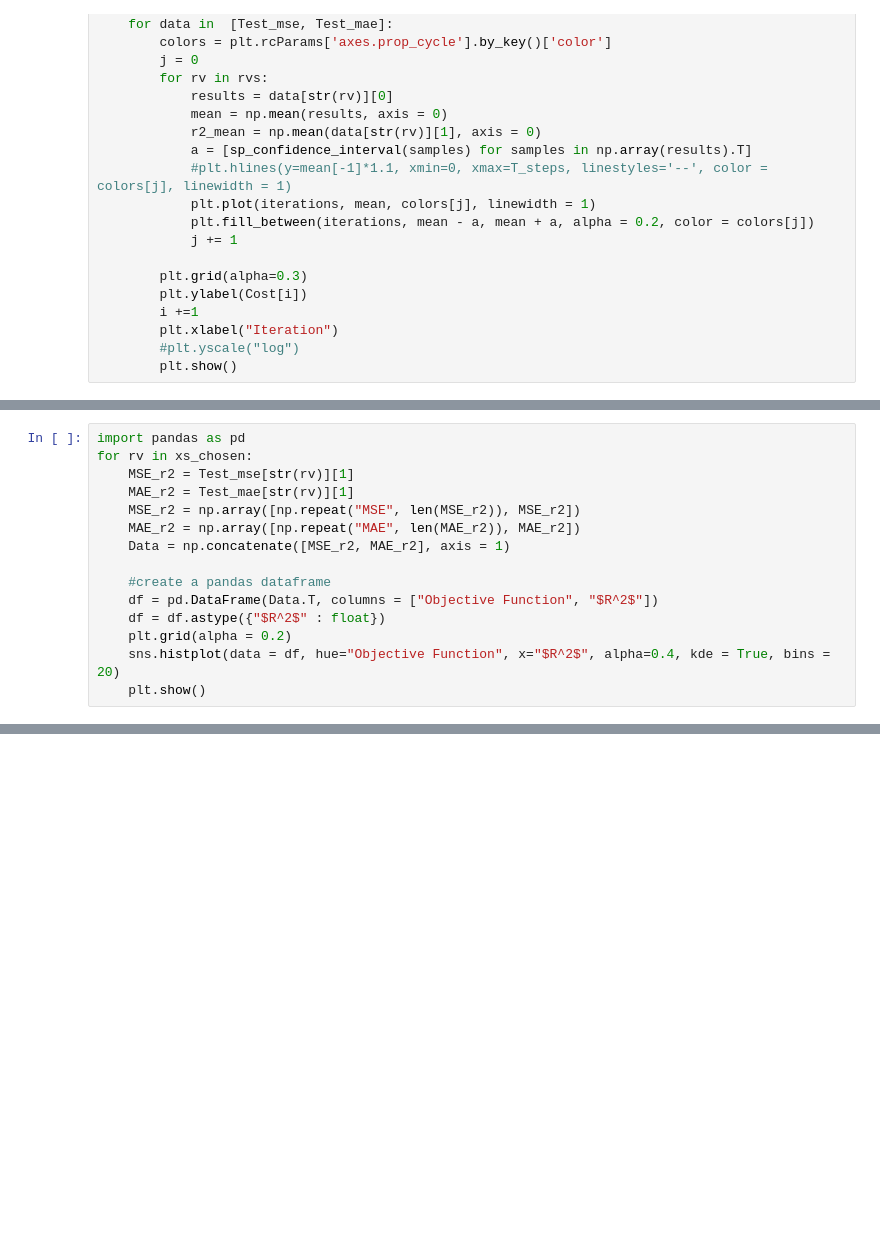
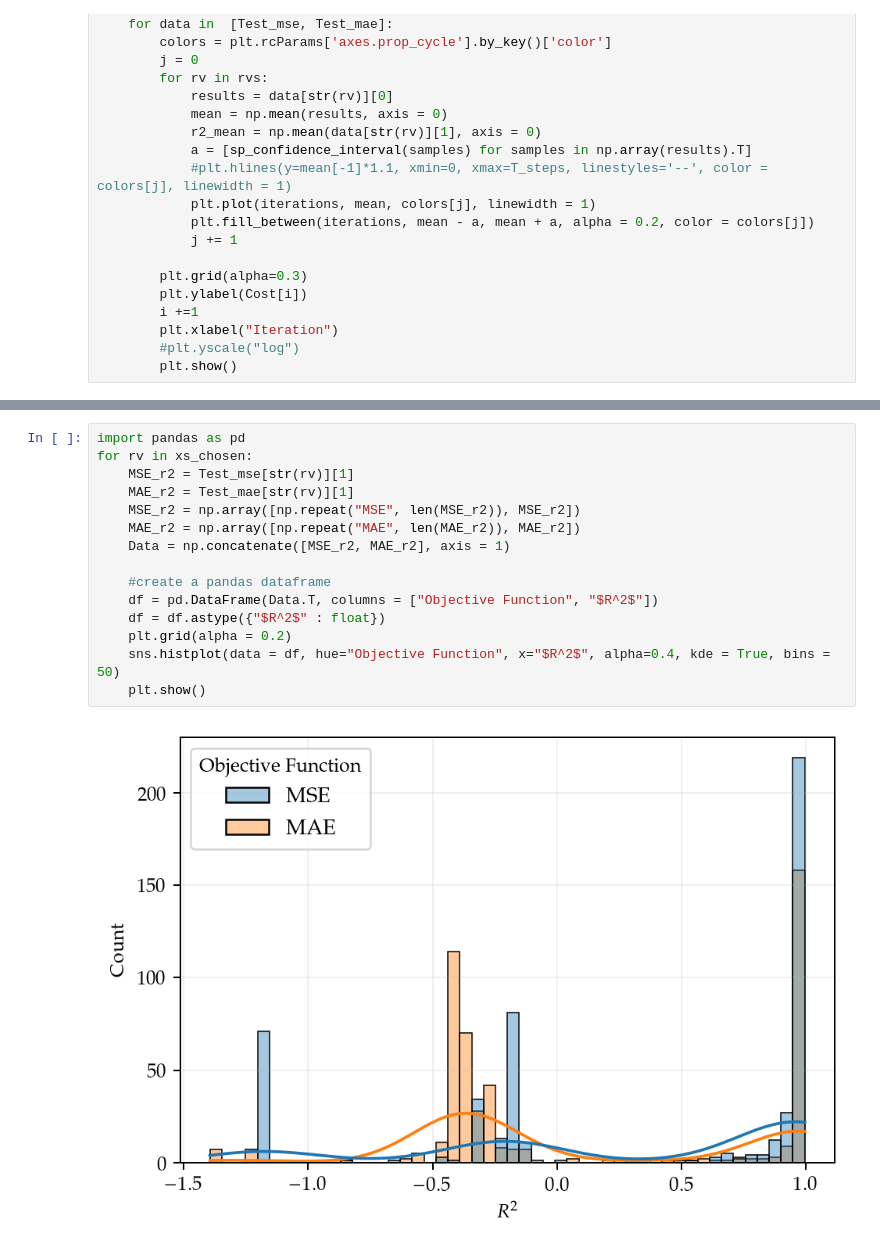
Before and after one commit to Maloup/stochastic-simulation-assignment3, a Jupyter notebook: Objective functions comparison.ipynb, the cells around one changed output, grey strips where cells are left out. Saved outputs shown, nothing was run; the diff lists cells and outputs as text; blank space fills up the shorter version.

Commit message:
Last run objective functions

```diff
--- a/Objective functions comparison.ipynb
+++ b/Objective functions comparison.ipynb
@@ -101,15 +101,0 @@ Convergence_plotter(xs_chosen, Test_mse, Test_mae, T_steps=2000)
-# %%
-import pandas as pd
-for rv in xs_chosen:
-    MSE_r2 = Test_mse[str(rv)][1]
-    MAE_r2 = Test_mae[str(rv)][1]
-    MSE_r2 = np.array([np.repeat("MSE", len(MSE_r2)), MSE_r2])
-    MAE_r2 = np.array([np.repeat("MAE", len(MAE_r2)), MAE_r2])
-    Data = np.concatenate([MSE_r2, MAE_r2], axis = 1)
-
-    #create a pandas dataframe
-    df = pd.DataFrame(Data.T, columns = ["Objective Function", "$R^2$"])
-    df = df.astype({"$R^2$" : float})
-    plt.grid(alpha = 0.2)
-    sns.histplot(data = df, hue="Objective Function", x="$R^2$", alpha=0.4, kde = True, bins = 20)
-    plt.show()
@@ -119,0 +102,17 @@ for rv in xs_chosen:
+# %%
+import pandas as pd
+for rv in xs_chosen:
+    MSE_r2 = Test_mse[str(rv)][1]
+    MAE_r2 = Test_mae[str(rv)][1]
+    MSE_r2 = np.array([np.repeat("MSE", len(MSE_r2)), MSE_r2])
+    MAE_r2 = np.array([np.repeat("MAE", len(MAE_r2)), MAE_r2])
+    Data = np.concatenate([MSE_r2, MAE_r2], axis = 1)
+
+    #create a pandas dataframe
+    df = pd.DataFrame(Data.T, columns = ["Objective Function", "$R^2$"])
+    df = df.astype({"$R^2$" : float})
+    plt.grid(alpha = 0.2)
+    sns.histplot(data = df, hue="Objective Function", x="$R^2$", alpha=0.4, kde = True, bins = 50)
+    plt.show()
+# %% [output]
+[figure, added]
```
Also changed, not shown: parts of 8 cells of this notebook, 4 other files.
